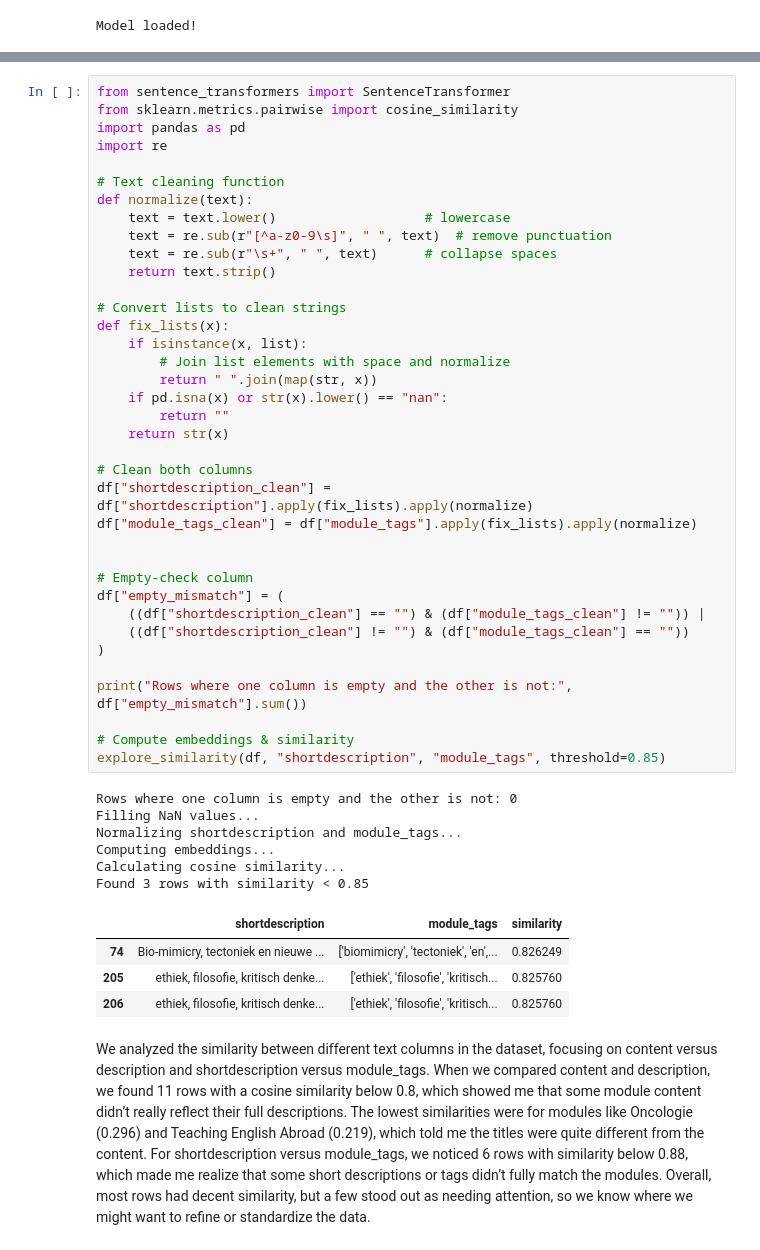
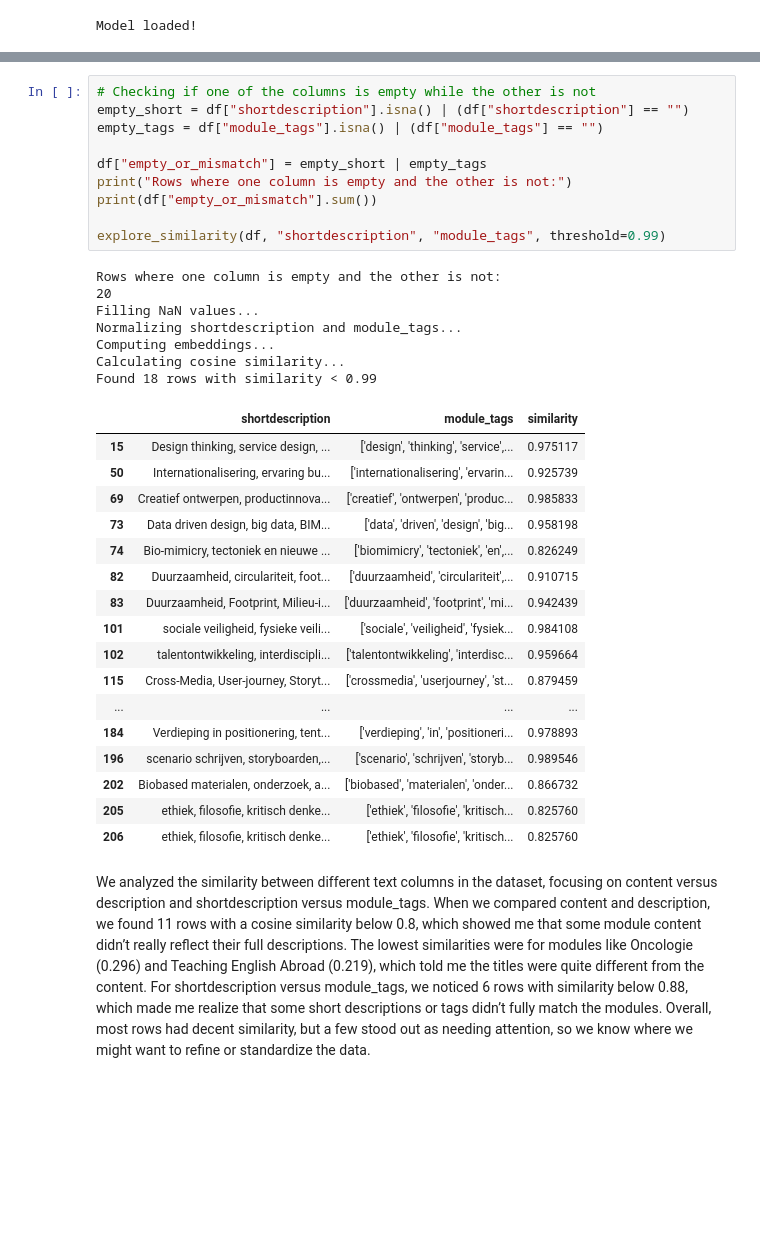
Before and after one commit to DanielvG-IT/Avans, a Jupyter notebook: Notebooks/01_data_exploration.ipynb, the cells around one changed output, grey strips where cells are left out. Drawn from its saved outputs; the diff is of its cells as text; blank space fills up the shorter version.

Commit message:
fix tags cosine

```diff
--- a/Notebooks/01_data_exploration.ipynb
+++ b/Notebooks/01_data_exploration.ipynb
@@ -307,51 +309,38 @@ Found 11 rows with similarity < 0.8
 | 42 | Positieve psychiatrie | De minor Positieve Psychiatrie is... | 0.681373 |
 | 47 | Pedagogisch/didactische basis voo... | Met deze module kunnen studenten ... | 0.635777 |
 # %%
-from sentence_transformers import SentenceTransformer
-from sklearn.metrics.pairwise import cosine_similarity
-import pandas as pd
-import re
+# Checking if one of the columns is empty while the other is not
+empty_short = df["shortdescription"].isna() | (df["shortdescription"] == "")
+empty_tags = df["module_tags"].isna() | (df["module_tags"] == "")
 
-# Text cleaning function
-def normalize(text):
-    text = text.lower()                   # lowercase
-    text = re.sub(r"[^a-z0-9\s]", " ", text)  # remove punctuation
-    text = re.sub(r"\s+", " ", text)      # collapse spaces
-    return text.strip()
+df["empty_or_mismatch"] = empty_short | empty_tags
+print("Rows where one column is empty and the other is not:")
+print(df["empty_or_mismatch"].sum())
 
-# Convert lists to clean strings
-def fix_lists(x):
-    if isinstance(x, list):
-        # Join list elements with space and normalize
-        return " ".join(map(str, x))
-    if pd.isna(x) or str(x).lower() == "nan":
-        return ""
-    return str(x)
-
-# Clean both columns
-df["shortdescription_clean"] = df["shortdescription"].apply(fix_lists).apply(normalize)
-df["module_tags_clean"] = df["module_tags"].apply(fix_lists).apply(normalize)
-
-
-# Empty-check column
-df["empty_mismatch"] = (
-    ((df["shortdescription_clean"] == "") & (df["module_tags_clean"] != "")) |
-    ((df["shortdescription_clean"] != "") & (df["module_tags_clean"] == ""))
-)
-
-print("Rows where one column is empty and the other is not:", df["empty_mismatch"].sum())
-
-# Compute embeddings & similarity
-explore_similarity(df, "shortdescription", "module_tags", threshold=0.85)
+explore_similarity(df, "shortdescription", "module_tags", threshold=0.99)
 # %% [output]
-Rows where one column is empty and the other is not: 0
+Rows where one column is empty and the other is not:
+20
 Filling NaN values...
 Normalizing shortdescription and module_tags...
 Computing embeddings...
 Calculating cosine similarity...
-Found 3 rows with similarity < 0.85
+Found 18 rows with similarity < 0.99
 |  | shortdescription | module_tags | similarity |
+| 15 | Design thinking, service design, ... | ['design', 'thinking', 'service',... | 0.975117 |
+| 50 | Internationalisering, ervaring bu... | ['internationalisering', 'ervarin... | 0.925739 |
+| 69 | Creatief ontwerpen, productinnova... | ['creatief', 'ontwerpen', 'produc... | 0.985833 |
+| 73 | Data driven design, big data, BIM... | ['data', 'driven', 'design', 'big... | 0.958198 |
 | 74 | Bio-mimicry, tectoniek en nieuwe ... | ['biomimicry', 'tectoniek', 'en',... | 0.826249 |
+| 82 | Duurzaamheid, circulariteit, foot... | ['duurzaamheid', 'circulariteit',... | 0.910715 |
+| 83 | Duurzaamheid, Footprint, Milieu-i... | ['duurzaamheid', 'footprint', 'mi... | 0.942439 |
+| 101 | sociale veiligheid, fysieke veili... | ['sociale', 'veiligheid', 'fysiek... | 0.984108 |
+| 102 | talentontwikkeling, interdiscipli... | ['talentontwikkeling', 'interdisc... | 0.959664 |
+| 115 | Cross-Media, User-journey, Storyt... | ['crossmedia', 'userjourney', 'st... | 0.879459 |
+| ... | ... | ... | ... |
+| 184 | Verdieping in positionering, tent... | ['verdieping', 'in', 'positioneri... | 0.978893 |
+| 196 | scenario schrijven, storyboarden,... | ['scenario', 'schrijven', 'storyb... | 0.989546 |
+| 202 | Biobased materialen, onderzoek, a... | ['biobased', 'materialen', 'onder... | 0.866732 |
 | 205 | ethiek, filosofie, kritisch denke... | ['ethiek', 'filosofie', 'kritisch... | 0.825760 |
 | 206 | ethiek, filosofie, kritisch denke... | ['ethiek', 'filosofie', 'kritisch... | 0.825760 |
 # %% [markdown]
```
Also changed, not shown: parts of 1 cell of this notebook.
